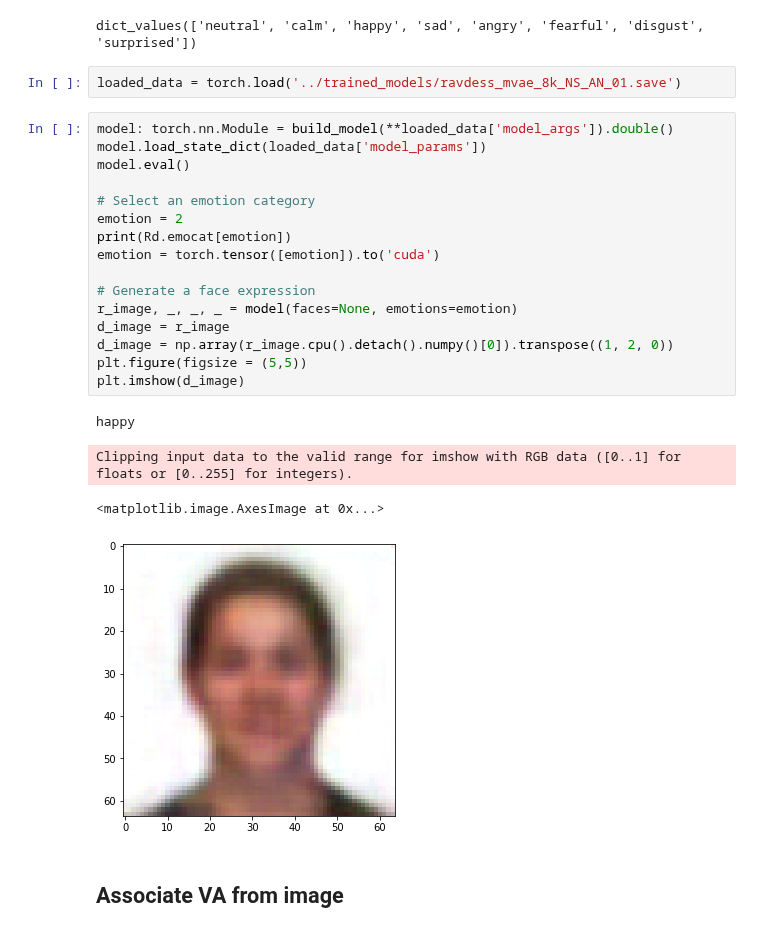
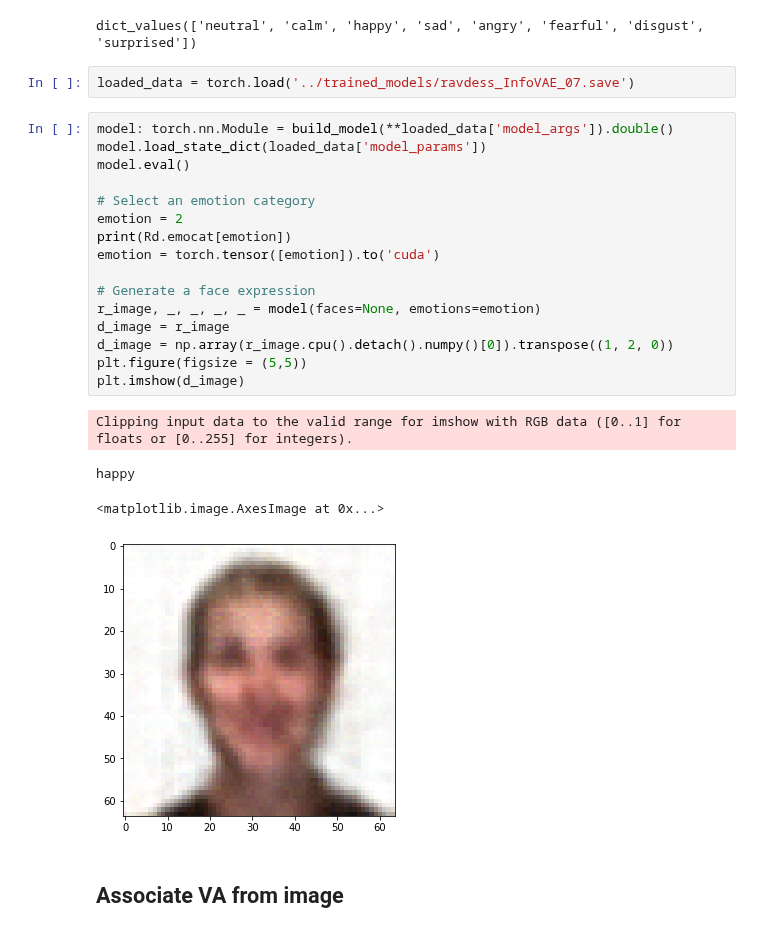
Before and after one commit to Ale-Ba2lero/Multimodal-Emotion-Analysis, a Jupyter notebook: src/mvae_torch/RSA_multimodal_irony_gen.ipynb, the cells around one changed output. Cells and saved outputs as stored; diff of their text form.

Commit message:
Model tuning

```diff
--- a/src/mvae_torch/RSA_multimodal_irony_gen.ipynb
+++ b/src/mvae_torch/RSA_multimodal_irony_gen.ipynb
@@ -33,28 +33,28 @@ Rd.emocat.values()
 # %% [output]
 dict_values(['neutral', 'calm', 'happy', 'sad', 'angry', 'fearful', 'disgust', 'surprised'])
 # %%
-loaded_data = torch.load('../trained_models/ravdess_mvae_8k_NS_AN_01.save')
+loaded_data = torch.load('../trained_models/ravdess_InfoVAE_07.save')
 # %%
 model: torch.nn.Module = build_model(**loaded_data['model_args']).double()
 model.load_state_dict(loaded_data['model_params'])
 model.eval()
 
 # Select an emotion category
 emotion = 2
 print(Rd.emocat[emotion])
 emotion = torch.tensor([emotion]).to('cuda')
 
 # Generate a face expression
-r_image, _, _, _ = model(faces=None, emotions=emotion)
+r_image, _, _, _, _ = model(faces=None, emotions=emotion)
 d_image = r_image
 d_image = np.array(r_image.cpu().detach().numpy()[0]).transpose((1, 2, 0))
 plt.figure(figsize = (5,5))
 plt.imshow(d_image)
 # %% [output]
-happy
+Clipping input data to the valid range for imshow with RGB data ([0..1] for floats or [0..255] for integers).
-Clipping input data to the valid range for imshow with RGB data ([0..1] for floats or [0..255] for integers).
+happy
 <matplotlib.image.AxesImage at 0x...>
-[figure, old version]
+[figure, new version]
 # %% [markdown]
 ## Associate VA from image
 # %%
```
Also changed, not shown: parts of 1 cell of this notebook, 5 other files.
